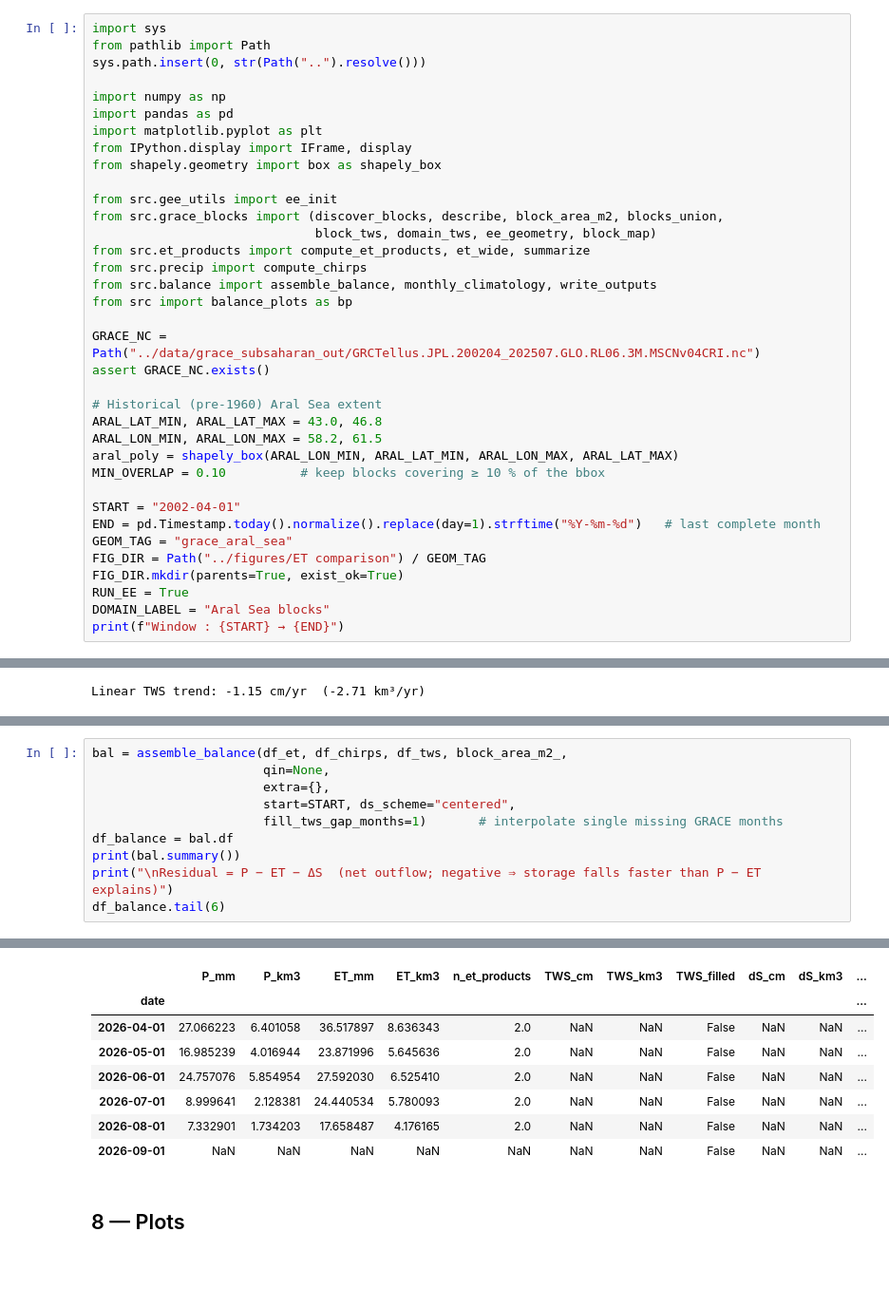
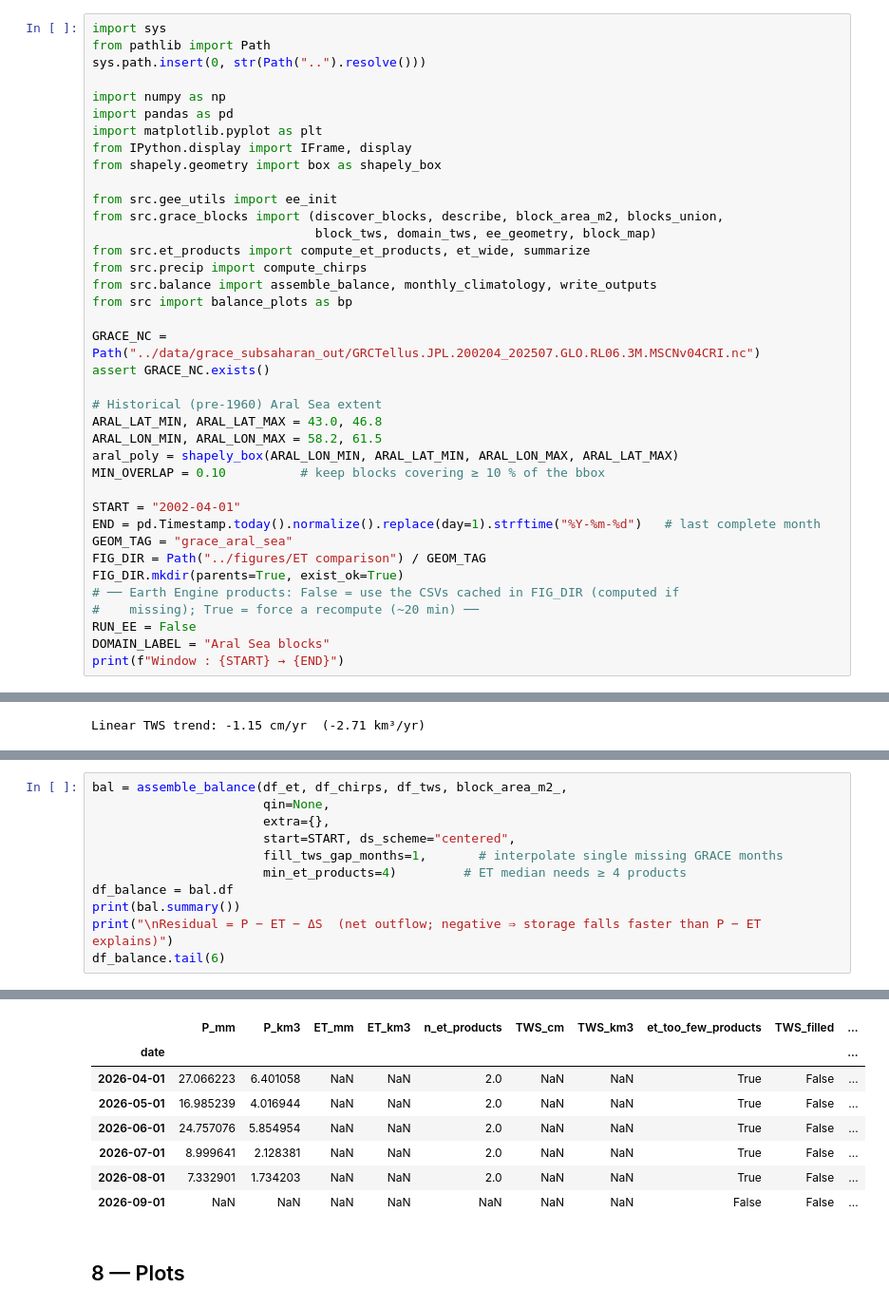
Before and after one commit to octavia-crompton/dswe-inman-lyons, a Jupyter notebook: notebooks/mass_balance_grace_aral_sea.ipynb, the cells around one changed output, grey strips where cells are left out. Shown at 95% size. Cells and saved outputs as stored; diff of their text form; blank space fills up the shorter version.

```diff
--- a/notebooks/mass_balance_grace_aral_sea.ipynb
+++ b/notebooks/mass_balance_grace_aral_sea.ipynb
@@ -43,7 +43,9 @@ END = pd.Timestamp.today().normalize().replace(day=1).strftime("%Y-%m-%d")   # l
 GEOM_TAG = "grace_aral_sea"
 FIG_DIR = Path("../figures/ET comparison") / GEOM_TAG
 FIG_DIR.mkdir(parents=True, exist_ok=True)
-RUN_EE = True
+# ── Earth Engine products: False = use the CSVs cached in FIG_DIR (computed if
+#    missing); True = force a recompute (~20 min) ──
+RUN_EE = False
 DOMAIN_LABEL = "Aral Sea blocks"
 print(f"Window : {START} → {END}")
 # %% [output]
@@ -162,7 +158,8 @@ bal = assemble_balance(df_et, df_chirps, df_tws, block_area_m2_,
                        qin=None,
                        extra={},
                        start=START, ds_scheme="centered",
-                       fill_tws_gap_months=1)       # interpolate single missing GRACE months
+                       fill_tws_gap_months=1,       # interpolate single missing GRACE months
+                       min_et_products=4)         # ET median needs ≥ 4 products
 df_balance = bal.df
 print(bal.summary())
 print("\nResidual = P − ET − ΔS  (net outflow; negative ⇒ storage falls faster than P − ET explains)")
@@ -179,13 +177,13 @@ Mean over closure months (mm/month):
 
 Residual = P − ET − ΔS  (net outflow; negative ⇒ storage falls faster than P − ET explains)
-|  | P_mm | P_km3 | ET_mm | ET_km3 | n_et_products | TWS_cm | TWS_km3 | TWS_filled | dS_cm | dS_km3 | ... |
-| date |  |  |  |  |  |  |  |  |  |  | ... |
-| 2026-04-01 | 27.066223 | 6.401058 | 36.517897 | 8.636343 | 2.0 | NaN | NaN | False | NaN | NaN | ... |
-| 2026-05-01 | 16.985239 | 4.016944 | 23.871996 | 5.645636 | 2.0 | NaN | NaN | False | NaN | NaN | ... |
-| 2026-06-01 | 24.757076 | 5.854954 | 27.592030 | 6.525410 | 2.0 | NaN | NaN | False | NaN | NaN | ... |
-| 2026-07-01 | 8.999641 | 2.128381 | 24.440534 | 5.780093 | 2.0 | NaN | NaN | False | NaN | NaN | ... |
-| 2026-08-01 | 7.332901 | 1.734203 | 17.658487 | 4.176165 | 2.0 | NaN | NaN | False | NaN | NaN | ... |
-| 2026-09-01 | NaN | NaN | NaN | NaN | NaN | NaN | NaN | False | NaN | NaN | ... |
+|  | P_mm | P_km3 | ET_mm | ET_km3 | n_et_products | TWS_cm | TWS_km3 | et_too_few_products | TWS_filled | ... |
+| date |  |  |  |  |  |  |  |  |  | ... |
+| 2026-04-01 | 27.066223 | 6.401058 | NaN | NaN | 2.0 | NaN | NaN | True | False | ... |
+| 2026-05-01 | 16.985239 | 4.016944 | NaN | NaN | 2.0 | NaN | NaN | True | False | ... |
+| 2026-06-01 | 24.757076 | 5.854954 | NaN | NaN | 2.0 | NaN | NaN | True | False | ... |
+| 2026-07-01 | 8.999641 | 2.128381 | NaN | NaN | 2.0 | NaN | NaN | True | False | ... |
+| 2026-08-01 | 7.332901 | 1.734203 | NaN | NaN | 2.0 | NaN | NaN | True | False | ... |
+| 2026-09-01 | NaN | NaN | NaN | NaN | NaN | NaN | NaN | False | False | ... |
 # %% [markdown]
 ## 8 — Plots
 # %%
```
Also changed, not shown: parts of 6 cells of this notebook, 9 other files.
